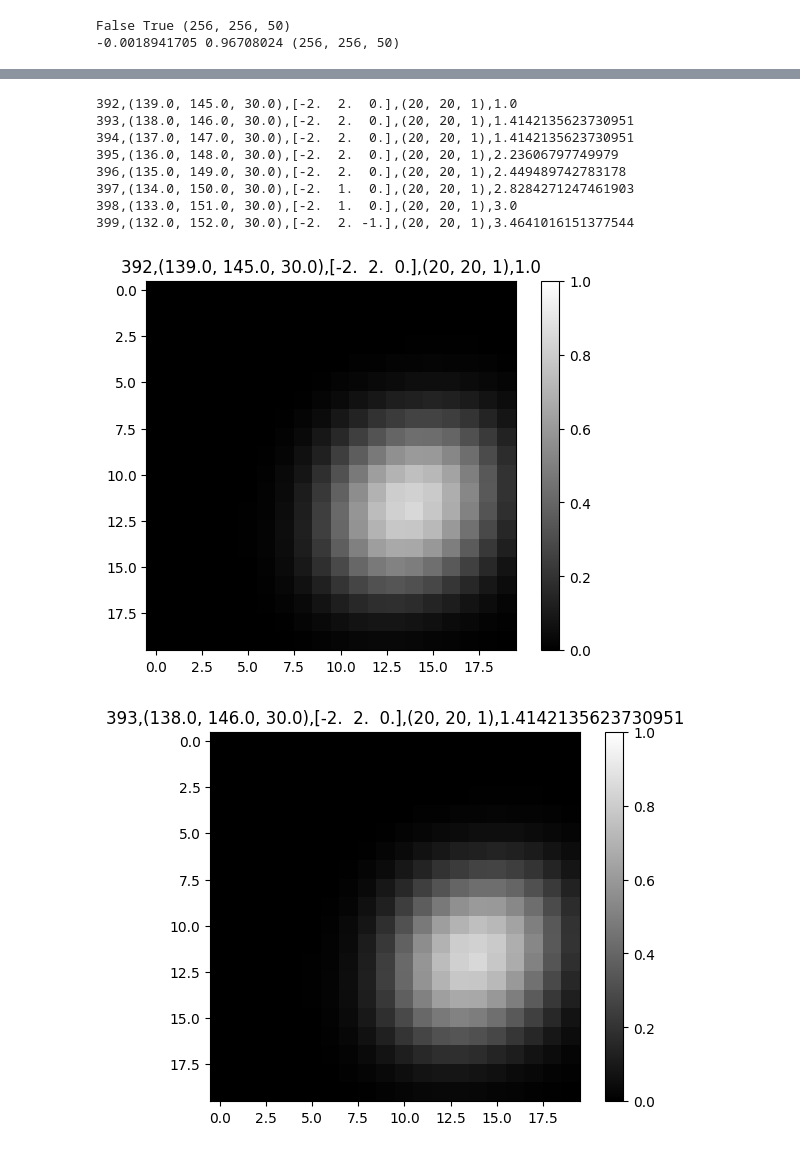
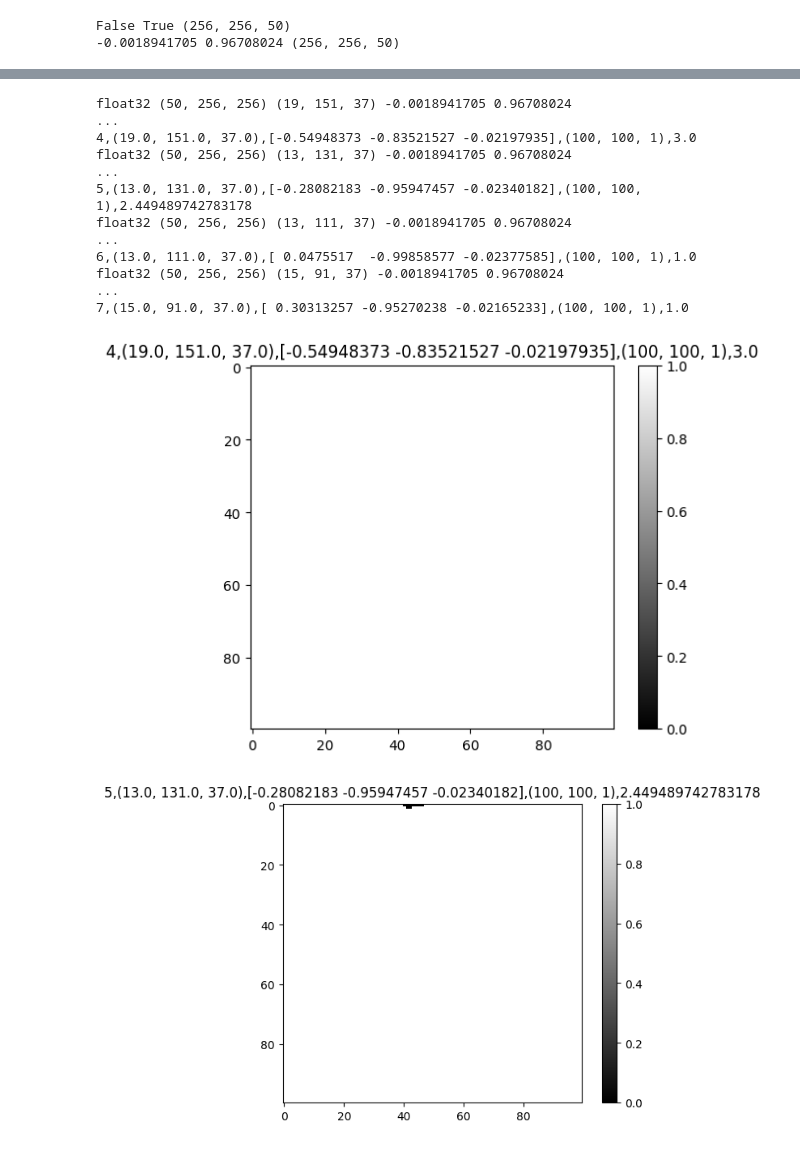
Before and after one commit to pangyuteng/simple-centerline-extraction, a Jupyter notebook: demo.ipynb, the cells around one changed output, grey strips where cells are left out. Drawn from its saved outputs; the diff is of its cells as text; code cells hidden in the pictures.

Commit message:
wip extract_centerline

```diff
--- a/demo.ipynb
+++ b/demo.ipynb
@@ -40,5 +40,7 @@ end_point = np.array([x[-1],y[-1],z[-1]]).astype(int)
 search_radius=(1,1,1)
 centerline_list = extract_centerline(img,start_point,end_point,search_radius=search_radius)
 c_x,c_y,c_z = centerline_list
+c_x,c_y,c_z = c_x[::20],c_y[::20],c_z[::20]
+print(c_x.shape)
 # %% [output]
 (256, 256, 50)
@@ -89,7 +92,7 @@ False True (256, 256, 50)
 sitk.WriteImage(img_obj,'img.nii.gz')
 # %%
 offset = 1
-myz = 30
+myz = 37
 plt.figure(figsize=(20,20))
 plt.subplot(121)
 plt.imshow(bsfield[:,:,myz].squeeze(),cmap='jet',vmin=0,vmax=5)
@@ -101,6 +104,10 @@ for n,idx in enumerate(range(len(s_z))):
         continue
     before_point = int(s_x[idx-offset]),int(s_y[idx-offset]),int(s_z[idx-offset])
     after_point  = int(s_x[idx+offset]),int(s_y[idx+offset]),int(s_z[idx+offset])
-    plt.scatter(slice_center[1],slice_center[0])
-    plt.plot([before_point[1],after_point[1]],[before_point[0],after_point[0]],linestyle='-')
+    slice_normal = _vrnormalize(np.array(after_point)-np.array(before_point),1e-12)
+
+    plt.scatter(slice_center[1],slice_center[0],linewidth=5)
+    plt.plot([before_point[1],after_point[1]],[before_point[0],after_point[0]],linestyle='-',linewidth=1)
+    print(slice_center,slice_normal)
+    break
 # %% [output]
@@ -108,42 +116,51 @@ for n,idx in enumerate(range(len(s_z))):
 # %%
 
 for n,idx in enumerate(range(len(s_z))):
 
     slice_center = int(c_x[idx  ]),int(c_y[idx  ]),int(c_z[idx  ])
     if slice_center[2] != myz:
         continue
     before_point = int(s_x[idx-offset]),int(s_y[idx-offset]),int(s_z[idx-offset])
     after_point  = int(s_x[idx+offset]),int(s_y[idx+offset]),int(s_z[idx+offset])
 
     appx_radius = bsfield[slice_center[0],slice_center[1],slice_center[2]]
-
-    slice_center = img_obj.TransformContinuousIndexToPhysicalPoint(slice_center)
-    before_point = img_obj.TransformContinuousIndexToPhysicalPoint(before_point)
-    after_point = img_obj.TransformContinuousIndexToPhysicalPoint(after_point)
-    slice_normal = np.array(after_point)-np.array(before_point)
+    tmp = sitk.GetArrayFromImage(img_obj)
+    tmp[slice_center[2],slice_center[0],slice_center[1]]=0
+    print(tmp.dtype,tmp.shape,slice_center,np.min(tmp),np.max(tmp))
+    tmp_obj = sitk.GetImageFromArray(tmp)
+    tmp_obj.CopyInformation(img_obj)
+    slice_center = tmp_obj.TransformContinuousIndexToPhysicalPoint(slice_center)
+    before_point = tmp_obj.TransformContinuousIndexToPhysicalPoint(before_point)
+    after_point = tmp_obj.TransformContinuousIndexToPhysicalPoint(after_point)
+    print('...')
+    slice_normal = _vrnormalize(np.array(after_point)-np.array(before_point),1e-12)
     slice_spacing = (1,1,1) # mm
-    slice_size= (int(appx_radius)*10,int(appx_radius)*10,1) # voxel
-    slice_size = (20,20,1)#
+    #f = 200
+    #slice_size= (int(appx_radius)*f,int(appx_radius)*f,1) # voxel
+    slice_size = (100,100,1)
     is_label = False
 
     slice_obj = extract_slice(img_obj,slice_center,slice_normal,slice_spacing,slice_size,is_label)
     slice_arr = sitk.GetArrayFromImage(slice_obj)
     title = f"{idx},{slice_center},{slice_normal},{slice_size},{appx_radius}"
     print(title)
-
     sitk.WriteImage(slice_obj,f'slice{idx:03d}.nii.gz')
     plt.figure(idx)
     plt.title(title)
     plt.imshow(slice_arr.squeeze(),cmap='gray',vmin=0,vmax=1)
     plt.colorbar()
 # %% [output]
-392,(139.0, 145.0, 30.0),[-2.  2.  0.],(20, 20, 1),1.0
-393,(138.0, 146.0, 30.0),[-2.  2.  0.],(20, 20, 1),1.4142135623730951
-394,(137.0, 147.0, 30.0),[-2.  2.  0.],(20, 20, 1),1.4142135623730951
-395,(136.0, 148.0, 30.0),[-2.  2.  0.],(20, 20, 1),2.23606797749979
-396,(135.0, 149.0, 30.0),[-2.  2.  0.],(20, 20, 1),2.449489742783178
-397,(134.0, 150.0, 30.0),[-2.  1.  0.],(20, 20, 1),2.8284271247461903
-398,(133.0, 151.0, 30.0),[-2.  1.  0.],(20, 20, 1),3.0
-399,(132.0, 152.0, 30.0),[-2.  2. -1.],(20, 20, 1),3.4641016151377544
+float32 (50, 256, 256) (19, 151, 37) -0.0018941705 0.96708024
+...
+4,(19.0, 151.0, 37.0),[-0.54948373 -0.83521527 -0.02197935],(100, 100, 1),3.0
+float32 (50, 256, 256) (13, 131, 37) -0.0018941705 0.96708024
+...
+5,(13.0, 131.0, 37.0),[-0.28082183 -0.95947457 -0.02340182],(100, 100, 1),2.449489742783178
+float32 (50, 256, 256) (13, 111, 37) -0.0018941705 0.96708024
+...
+6,(13.0, 111.0, 37.0),[ 0.0475517  -0.99858577 -0.02377585],(100, 100, 1),1.0
+float32 (50, 256, 256) (15, 91, 37) -0.0018941705 0.96708024
+...
+7,(15.0, 91.0, 37.0),[ 0.30313257 -0.95270238 -0.02165233],(100, 100, 1),1.0
-[figure, old version]
+[figure, new version]
-[figure, old version]
+[figure, new version]
```
Also changed, not shown: parts of 6 cells of this notebook, 4 other files.
